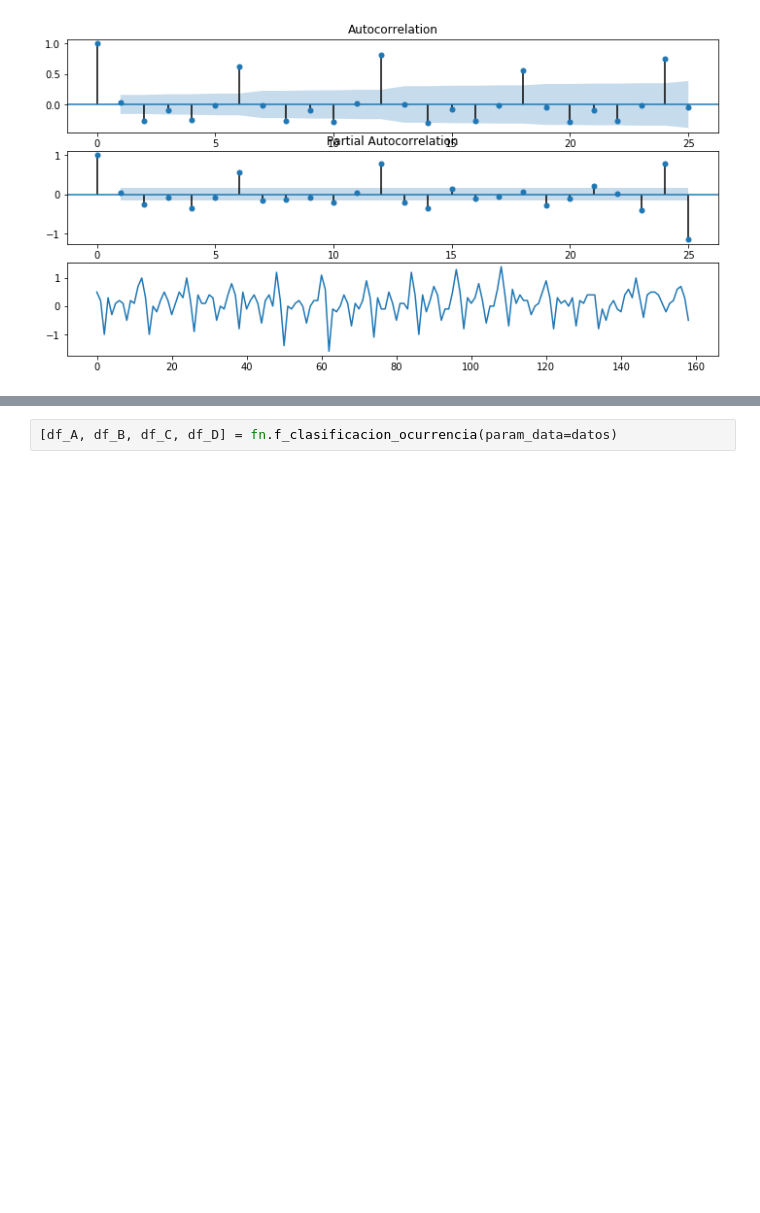
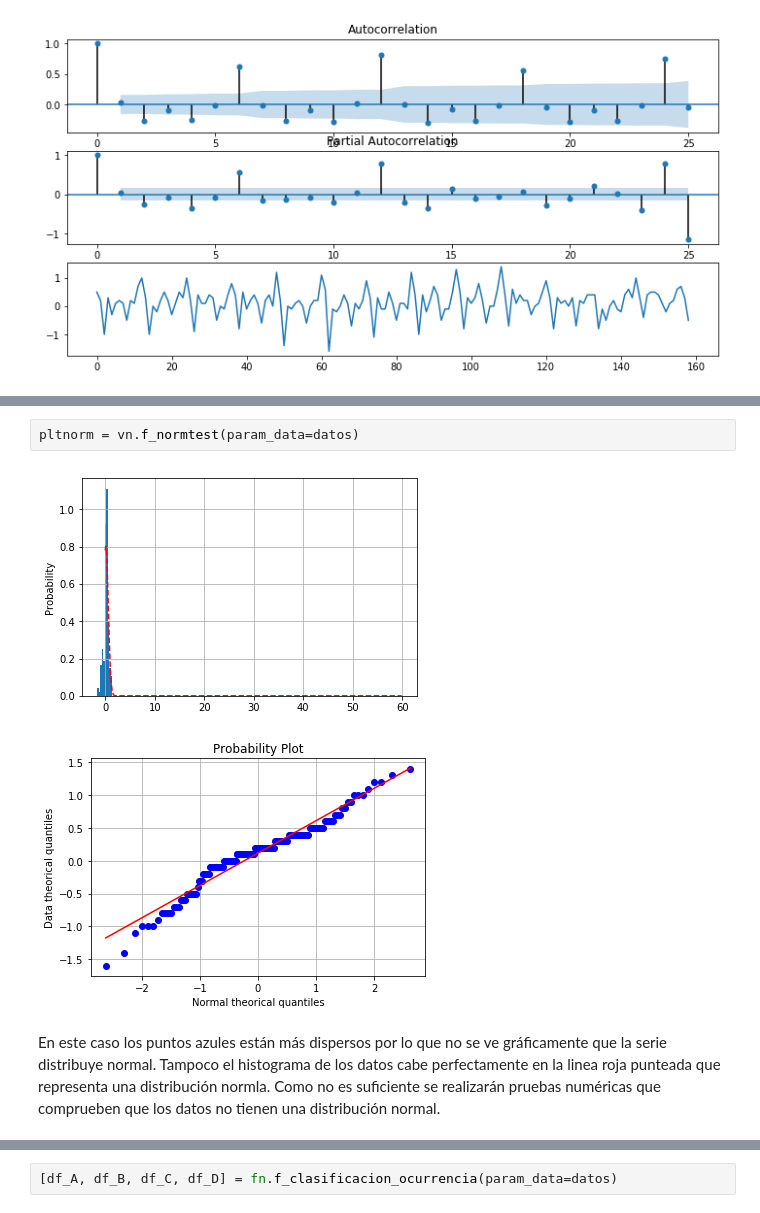
Before and after one commit to MaferAnso/Lab_4_Proyecto, a Jupyter notebook: notebook.ipynb, the cells around one changed output, grey strips where cells are left out. Cells and saved outputs as stored; diff of their text form; blank space fills up the shorter version.

```diff
--- a/notebook.ipynb
+++ b/notebook.ipynb
@@ -82,0 +146,7 @@ invalid value encountered in sqrt
+# %%
+pltnorm = vn.f_normtest(param_data=datos)
+# %% [output]
+[figure, added]
+[figure, added]
+# %% [markdown]
+En este caso los puntos azules están más dispersos por lo que no se ve gráficamente que la serie distribuye normal. Tampoco el histograma de los datos cabe perfectamente en la linea roja punteada que representa una distribución normla. Como no es suficiente se realizarán pruebas numéricas que comprueben que los datos no tienen una distribución normal.
```
Also changed, not shown: parts of 20 cells of this notebook.
